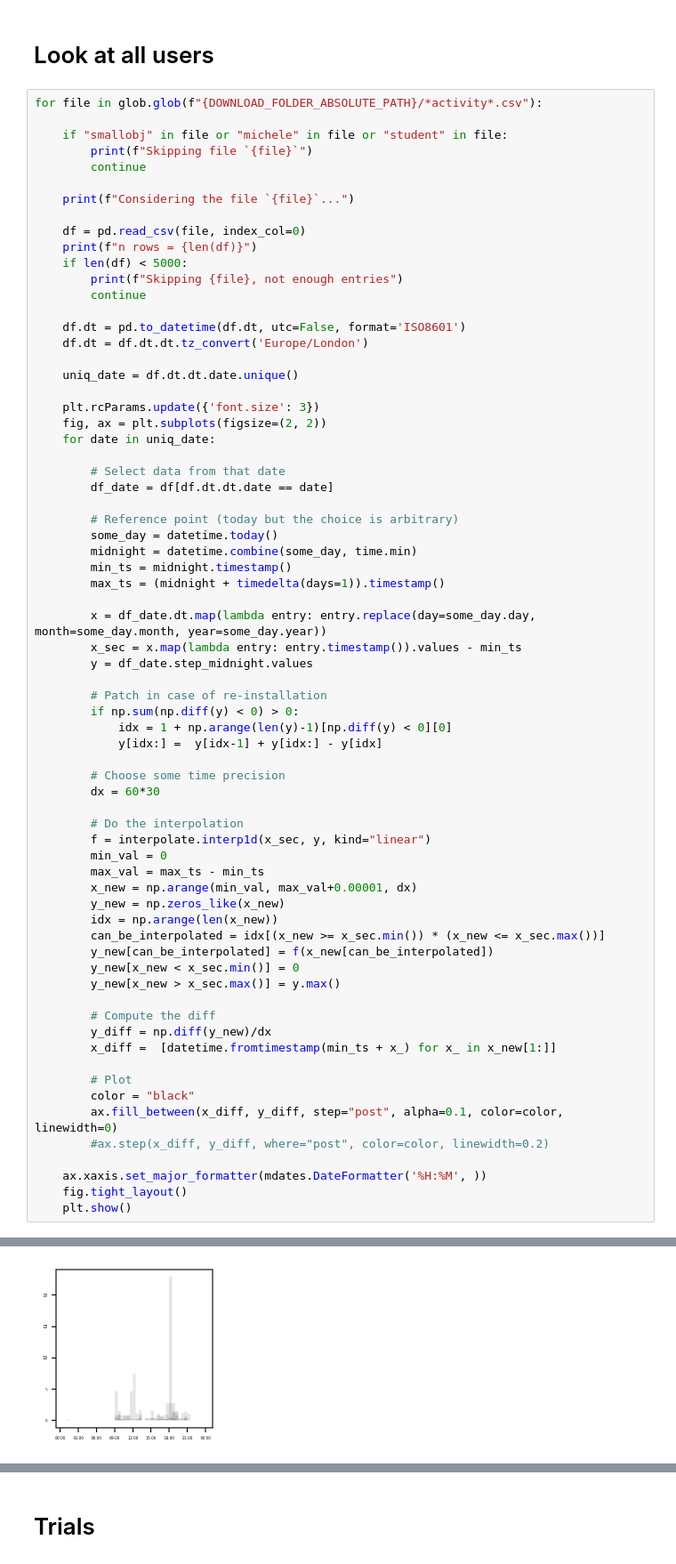
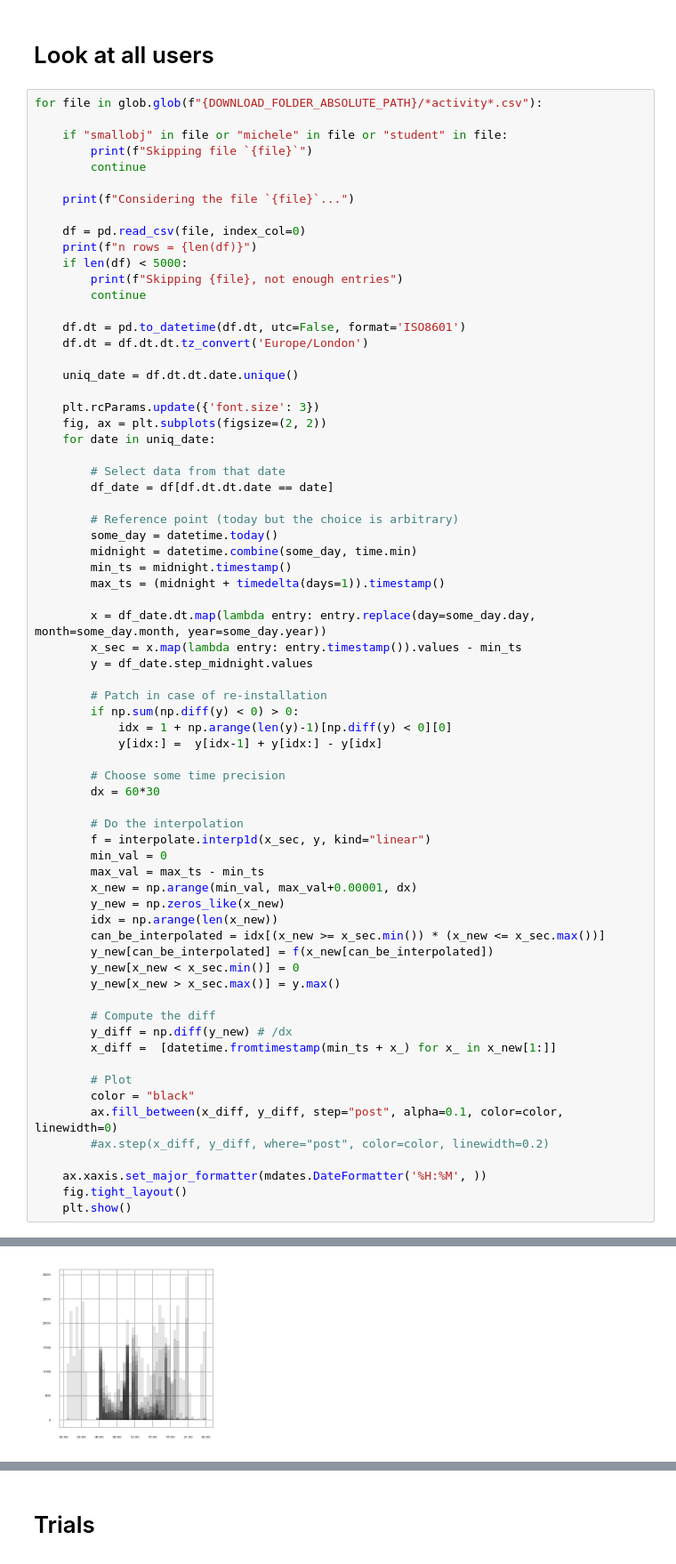
Before and after one commit to AurelienNioche/MAppServer, a Jupyter notebook: data_analysis/data_analysis__activity.ipynb, the cells around one changed output, grey strips where cells are left out. Shown at 89% size. Drawn from its saved outputs; the diff is of its cells as text.

```diff
--- a/data_analysis/data_analysis__activity.ipynb
+++ b/data_analysis/data_analysis__activity.ipynb
@@ -200,7 +200,7 @@ for file in glob.glob(f"{DOWNLOAD_FOLDER_ABSOLUTE_PATH}/*activity*.csv"):
         y_new[x_new > x_sec.max()] = y.max()
 
         # Compute the diff
-        y_diff = np.diff(y_new)/dx
+        y_diff = np.diff(y_new) # /dx
         x_diff =  [datetime.fromtimestamp(min_ts + x_) for x_ in x_new[1:]]
 
         # Plot
@@ -229 +229 @@ n rows = 35247
-[figure, old version]
+[figure, new version]
```
Also changed, not shown: parts of 1 cell of this notebook, 1 other file.
